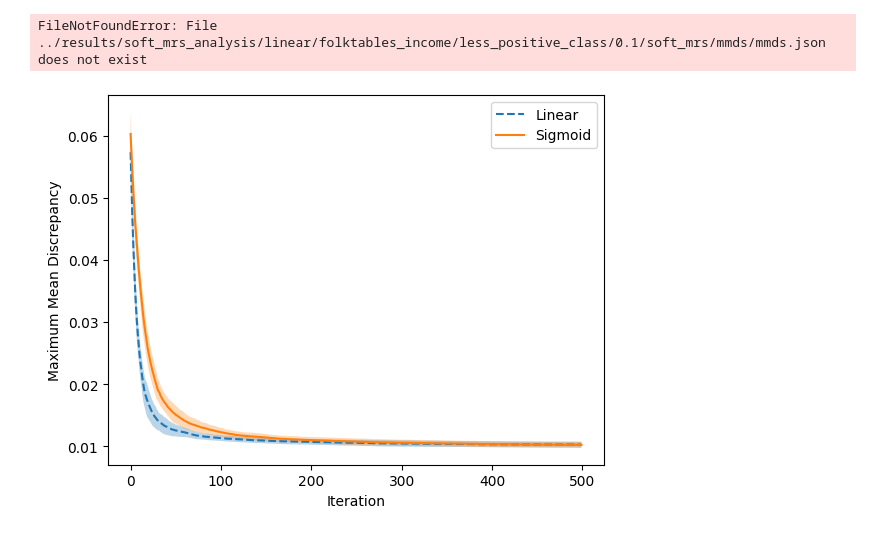
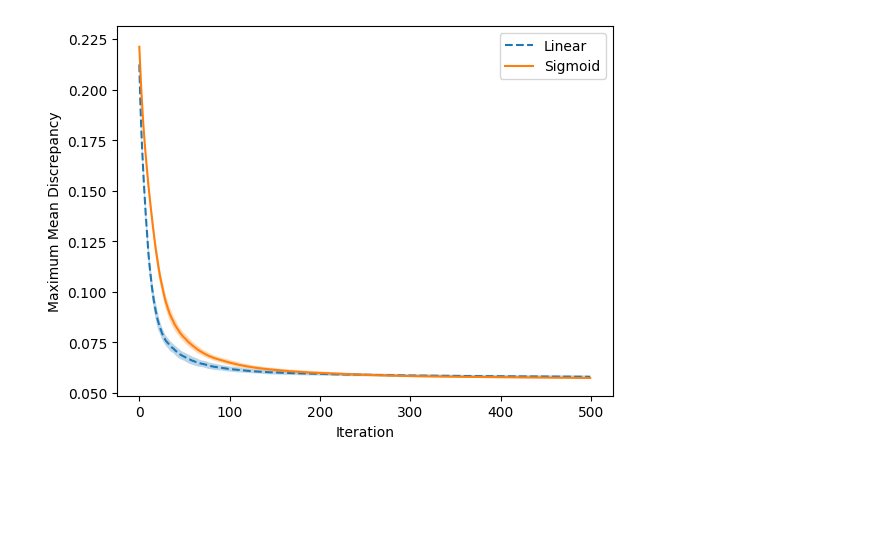
Before and after one commit to kramerlab/FeatureWeightDebiasing, a Jupyter notebook: notebooks/visualise_soft_mrs_analysis.ipynb, the cells around one changed output. Cells and saved outputs as stored; diff of their text form; code cells hidden in the pictures; blank space fills up the shorter version.

```diff
--- a/notebooks/visualise_soft_mrs_analysis.ipynb
+++ b/notebooks/visualise_soft_mrs_analysis.ipynb
@@ -8,17 +8,17 @@ import numpy as np
 save_path = Path("diagrams/soft_mrs_analysis")
 save_path.mkdir(exist_ok=True)
 # %%
-result_path = Path("../results/soft_mrs_analysis")
+result_path = Path("../thesis_results/soft_mrs_analysis")
 # methods_list = ["uniform","psa", "kmm", "mrs-forest", "fw-mrs-temperature",  "fw-mrs-temperature-svm", "soft-mrs-linear", "soft-mrs-exponential"]
 # bias_types = ["less_negative_class", "less_positive_class", "mean_difference",  "none"]
-bias_types = ["less_positive_class"]
+bias_types = ["none"]
 less_bias_strengths = ["0.1"]
 # mean_bias_strengthts = ["0.8", "0.9"]
 mean_bias_strengthts = ["0.8"]
 weight_types = ["linear", "exponential"]
 # datasets = ["folktables_employment", "folktables_income", "hr_analytics", "breast_cancer", "loan_prediction",
 # "gbs_allensbach", "gbs_gesis", "gbs_allensbach"]
-datasets = ["folktables_income"]
+datasets = ["gbs_allensbach"]
 # %%
 dict_list = []
 
@@ -54,8 +54,6 @@ for dataset in datasets:
                     }
                                 )
 result_df = pd.DataFrame(data=dict_list)
-# %% [output]
-FileNotFoundError: File ../results/soft_mrs_analysis/linear/folktables_income/less_positive_class/0.1/soft_mrs/mmds/mmds.json does not exist
 # %%
 for dataset in datasets:
     for bias_type in bias_types:
@@ -100,18 +98,18 @@ exponential_aurocs = np.concatenate(exponential_aurocs).reshape(len(exponential_
 exponential_relative_bias = np.concatenate(exponential_relative_bias).reshape(len(exponential_relative_bias),*np.shape(exponential_relative_bias[0]))
 exponential_wassersteins = np.concatenate(exponential_wassersteins).reshape(len(exponential_wassersteins),*np.shape(exponential_wassersteins[0]))
 # %%
-mean_linear_mmd = np.mean(linear_mmd, axis=0)[:500]
-std_linear_mmd = np.std(linear_mmd, axis=0)[:500]
-mean_exponential_mmd = np.mean(exponential_mmd, axis=0)[:500]
-std_exponential_mmd = np.std(exponential_mmd, axis=0)[:500]
+mean_linear_mmd = np.mean(linear_mmd, axis=0)
+std_linear_mmd = np.std(linear_mmd, axis=0)
+mean_exponential_mmd = np.mean(exponential_mmd, axis=0)
+std_exponential_mmd = np.std(exponential_mmd, axis=0)
 
 sns.lineplot(mean_linear_mmd, label="Linear", linestyle="dashed").set(xlabel="Iteration", ylabel="Maximum Mean Discrepancy")
 plt.fill_between(x= list(range(len(mean_linear_mmd))), y1=mean_linear_mmd + std_linear_mmd,
                  y2=mean_linear_mmd - std_linear_mmd, alpha=0.3)
 sns.lineplot(mean_exponential_mmd, label="Sigmoid")
 plt.fill_between(x= list(range(len(mean_exponential_mmd))), y1=mean_exponential_mmd + std_exponential_mmd,
                  y2=mean_exponential_mmd - std_exponential_mmd, alpha=0.3)
 plt.savefig(save_path / "mmds.pdf")
 # %% [output]
-[figure, old version]
+[figure, new version]
 # %%
```
Also changed, not shown: parts of 3 cells of this notebook, 13 other files.
